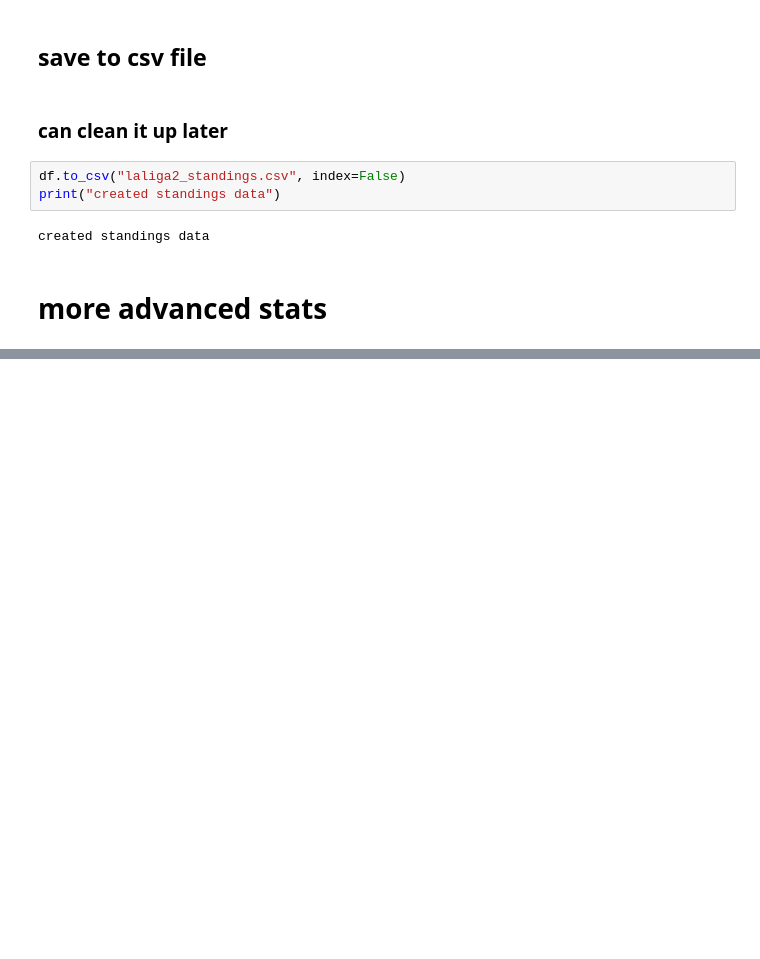
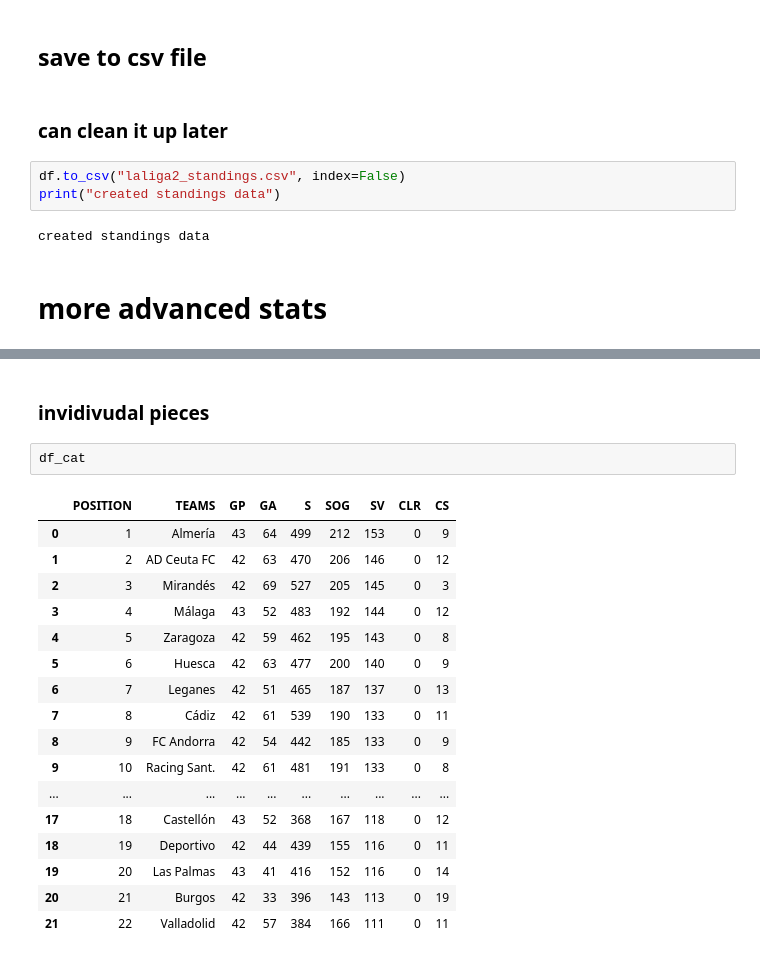
Before and after one commit to jf2024/laliga2stats, a Jupyter notebook: foxsports.ipynb, the cells around one changed output, grey strips where cells are left out. Drawn from its saved outputs; the diff is of its cells as text; blank space fills up the shorter version.

```diff
--- a/foxsports.ipynb
+++ b/foxsports.ipynb
@@ -141,0 +195,22 @@ all_stat_tables = {}
+# %% [markdown]
+### invidivudal pieces
+# %%
+df_cat
+# %% [output]
+|  | POSITION | TEAMS | GP | GA | S | SOG | SV | CLR | CS |
+| 0 | 1 | Almería | 43 | 64 | 499 | 212 | 153 | 0 | 9 |
+| 1 | 2 | AD Ceuta FC | 42 | 63 | 470 | 206 | 146 | 0 | 12 |
+| 2 | 3 | Mirandés | 42 | 69 | 527 | 205 | 145 | 0 | 3 |
+| 3 | 4 | Málaga | 43 | 52 | 483 | 192 | 144 | 0 | 12 |
+| 4 | 5 | Zaragoza | 42 | 59 | 462 | 195 | 143 | 0 | 8 |
+| 5 | 6 | Huesca | 42 | 63 | 477 | 200 | 140 | 0 | 9 |
+| 6 | 7 | Leganes | 42 | 51 | 465 | 187 | 137 | 0 | 13 |
+| 7 | 8 | Cádiz | 42 | 61 | 539 | 190 | 133 | 0 | 11 |
+| 8 | 9 | FC Andorra | 42 | 54 | 442 | 185 | 133 | 0 | 9 |
+| 9 | 10 | Racing Sant. | 42 | 61 | 481 | 191 | 133 | 0 | 8 |
+| ... | ... | ... | ... | ... | ... | ... | ... | ... | ... |
+| 17 | 18 | Castellón | 43 | 52 | 368 | 167 | 118 | 0 | 12 |
+| 18 | 19 | Deportivo | 42 | 44 | 439 | 155 | 116 | 0 | 11 |
+| 19 | 20 | Las Palmas | 43 | 41 | 416 | 152 | 116 | 0 | 14 |
+| 20 | 21 | Burgos | 42 | 33 | 396 | 143 | 113 | 0 | 19 |
+| 21 | 22 | Valladolid | 42 | 57 | 384 | 166 | 111 | 0 | 11 |
```
Also changed, not shown: parts of 11 cells of this notebook.
